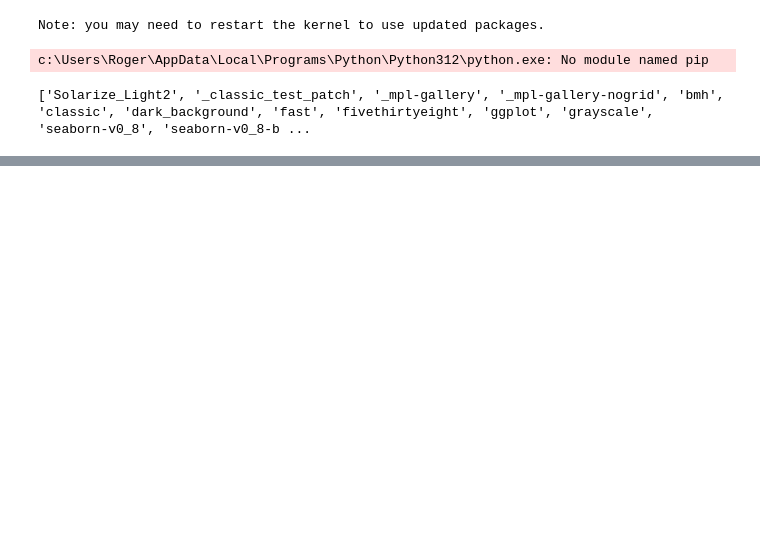
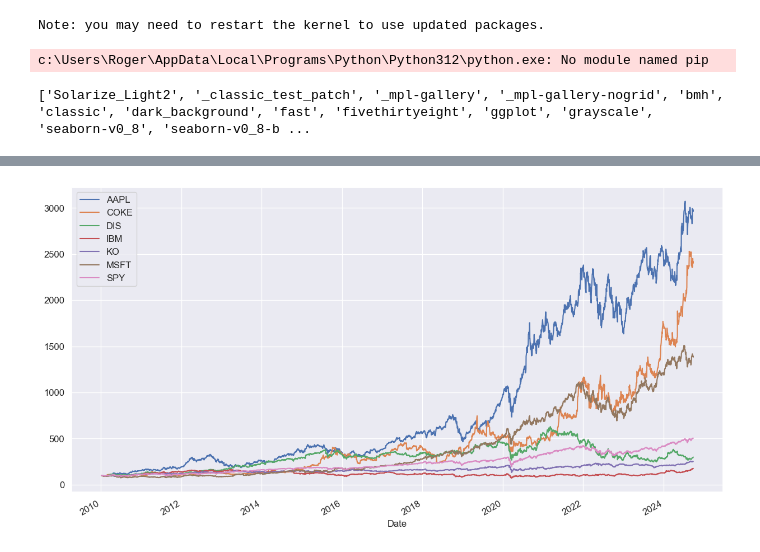
Before and after one commit to RogerSJR2004/Data-Analytics-Project, a Jupyter notebook: stock_analysis.ipynb, the cells around one changed output, grey strips where cells are left out. Drawn from its saved outputs; the diff is of its cells as text; code cells hidden in the pictures; blank space fills up the shorter version.

```diff
--- a/stock_analysis.ipynb
+++ b/stock_analysis.ipynb
@@ -364,0 +679,4 @@ NameError: name 'aapl' is not defined
+# %%
+ticker=["SPY","AAPL","COKE","IBM","DIS","MSFT","KO"]
+# %%
+Stocks = yf.download(ticker, start="2010-01-01", end="2024-09-30")
@@ -364,0 +703,10 @@ NameError: name 'aapl' is not defined
+# %%
+Close=Stocks.loc[:,"Close"].copy()
+# %%
+normClose=Close.div(Close.iloc[0]).mul(100)
+# %%
+normClose.plot(figsize=(15,8),fontsize=12)
+plt.legend(fontsize=12)
+plt.show()
+# %% [output]
+[figure, added]
```
Also changed, not shown: parts of 57 cells of this notebook.
